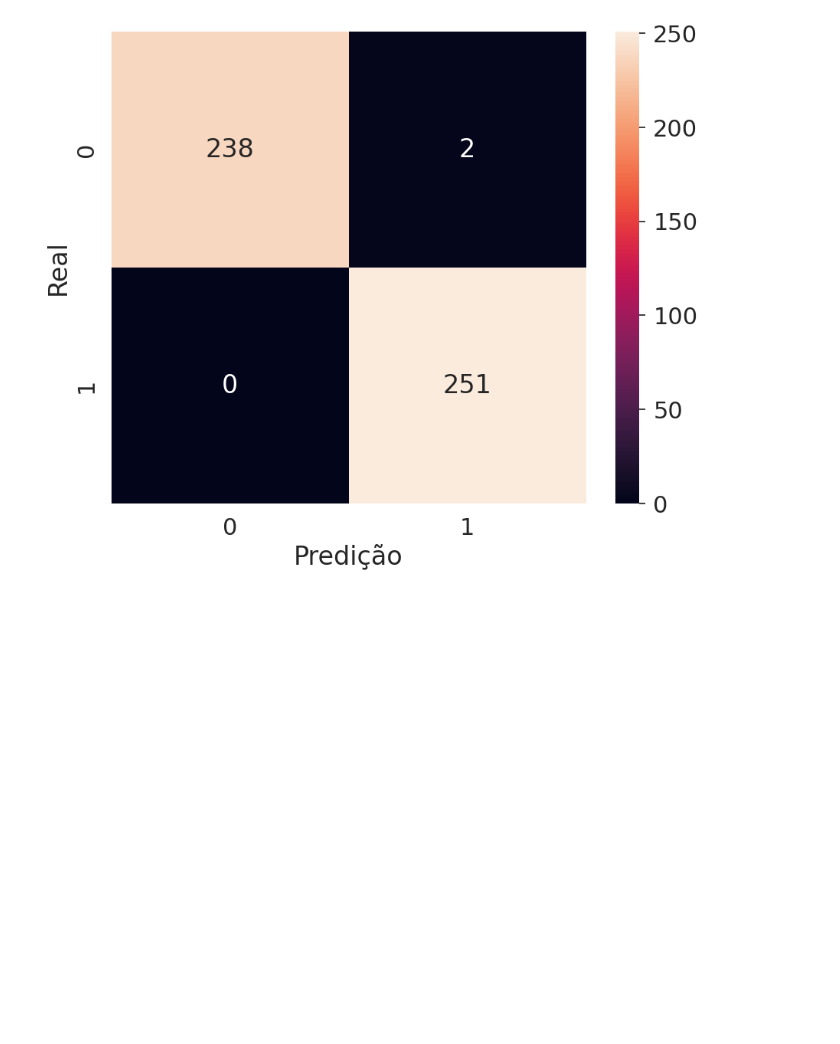
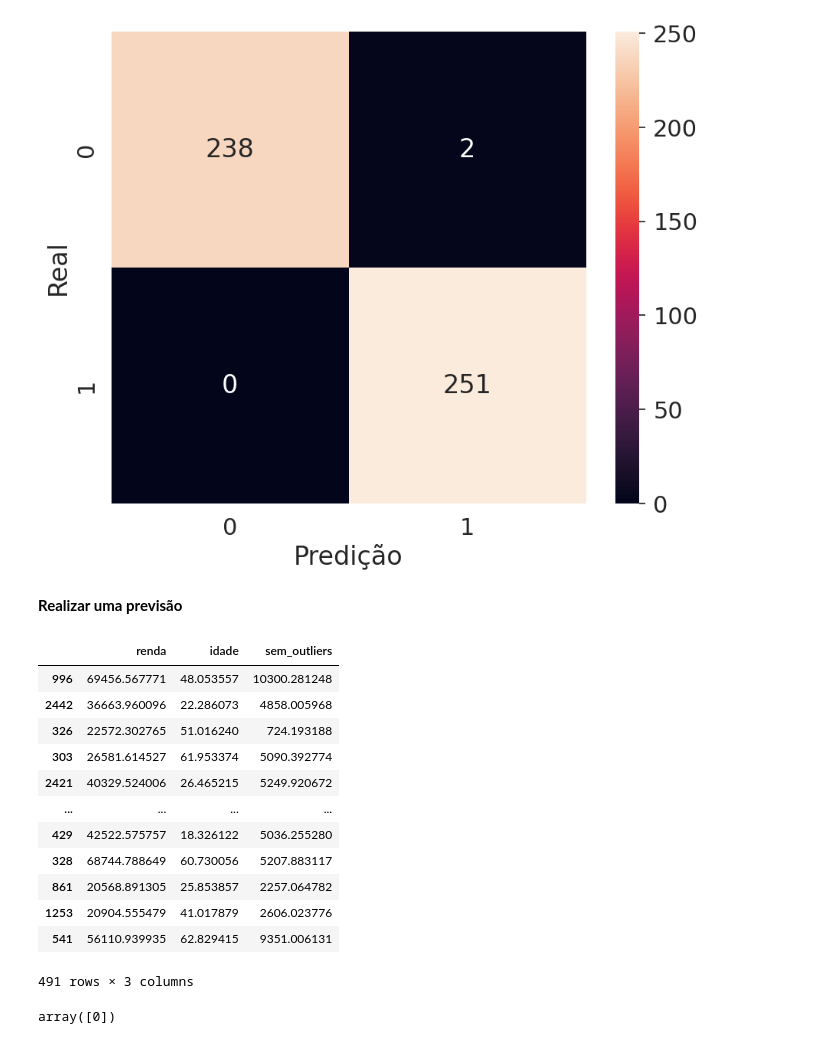
Before and after one commit to rafflds/bons_maus_pagadores_emprestimo, a Jupyter notebook: Dados_emprestimos.ipynb, the cells around one changed output. Saved outputs shown, nothing was run; the diff lists cells and outputs as text; code cells hidden in the pictures; blank space fills up the shorter version.

```diff
--- a/Dados_emprestimos.ipynb
+++ b/Dados_emprestimos.ipynb
@@ -455,3 +455,28 @@ sns.heatmap(MC, annot = True, fmt = "d").set(xlabel = "Predição", ylabel = "Re
 plt.show()
 # %% [output]
 [figure]
+# %% [markdown]
+**Realizar uma previsão**
+# %%
+# Visualizar os dados que foram usados, para criar o algoritmo
+x_test
+# %% [output]
+|  | renda | idade | sem_outliers |
+| 996 | 69456.567771 | 48.053557 | 10300.281248 |
+| 2442 | 36663.960096 | 22.286073 | 4858.005968 |
+| 326 | 22572.302765 | 51.016240 | 724.193188 |
+| 303 | 26581.614527 | 61.953374 | 5090.392774 |
+| 2421 | 40329.524006 | 26.465215 | 5249.920672 |
+| ... | ... | ... | ... |
+| 429 | 42522.575757 | 18.326122 | 5036.255280 |
+| 328 | 68744.788649 | 60.730056 | 5207.883117 |
+| 861 | 20568.891305 | 25.853857 | 2257.064782 |
+| 1253 | 20904.555479 | 41.017879 | 2606.023776 |
+| 541 | 56110.939935 | 62.829415 | 9351.006131 |
+491 rows × 3 columns
+# %%
+# Criar dados fictícios para o algoritmo, realizar uma previsão (0 = bom pagador | 1 = mau pagador)
+# Esse cliente, é um bom pagador([0])
+random.predict([[85525.22, 38.0, 10355.28]])
+# %% [output]
+array([0])
```
